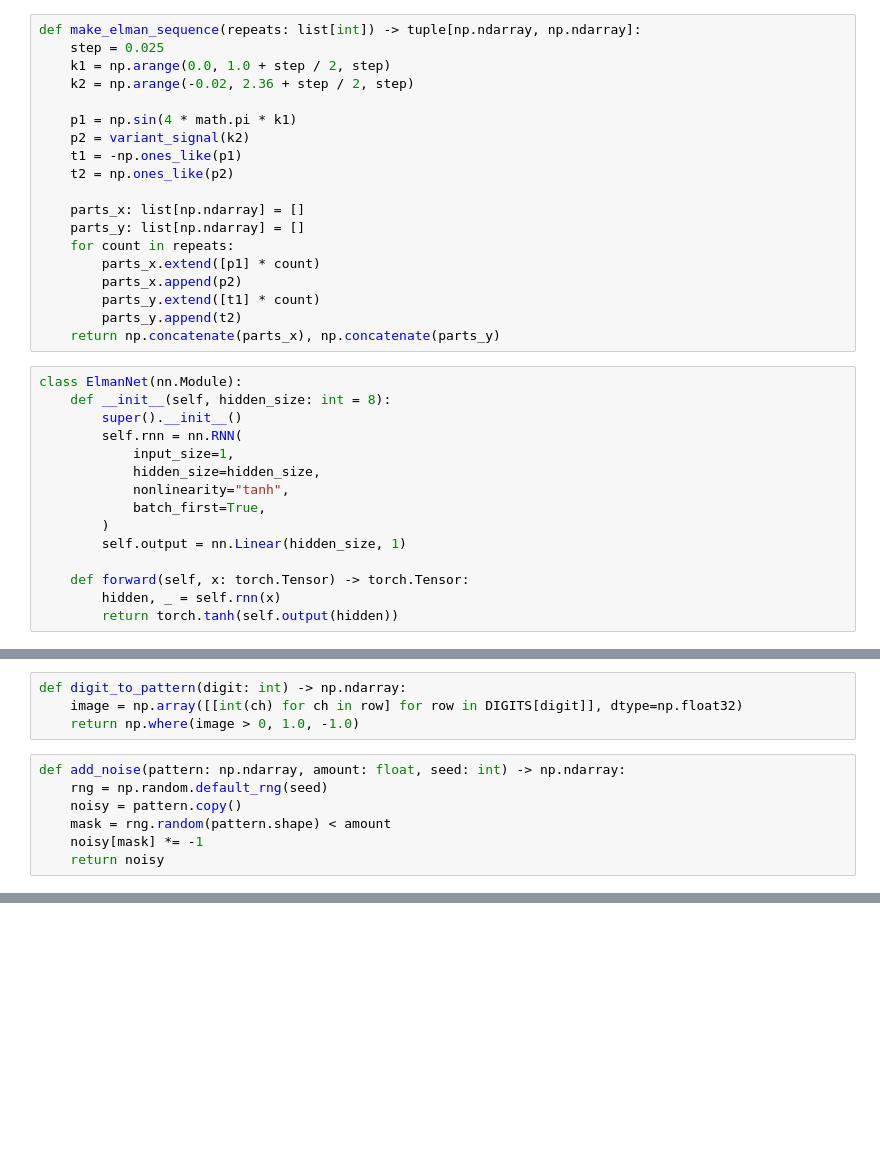
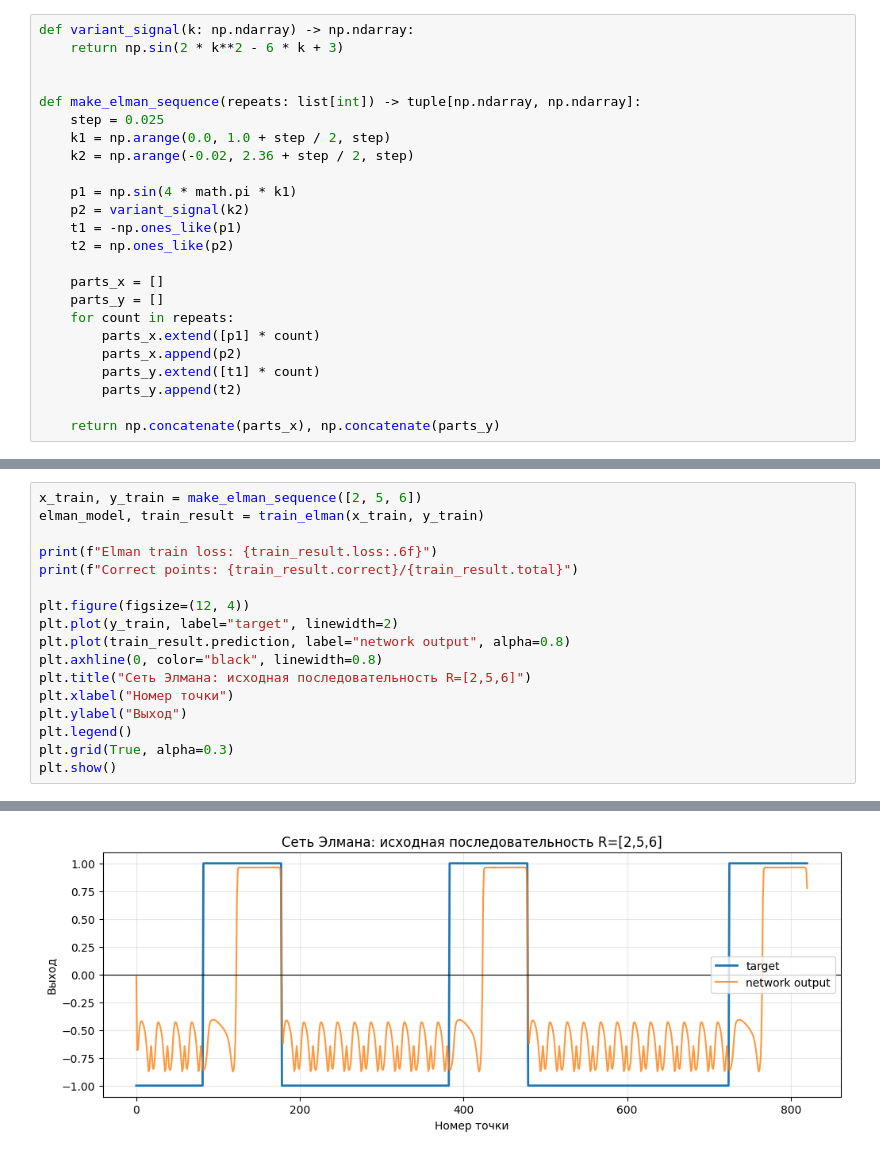
Before and after one commit to cndfdv/pfur-coursework, a Jupyter notebook: lab_3/main.ipynb, the cells around one changed output, grey strips where cells are left out. Drawn from its saved outputs; the diff is of its cells as text; blank space fills up the shorter version.

```diff
--- a/lab_3/main.ipynb
+++ b/lab_3/main.ipynb
@@ -33,4 +24,8 @@ def variant_signal(k: np.ndarray) -> np.ndarray:
 # %%
+def variant_signal(k: np.ndarray) -> np.ndarray:
+    return np.sin(2 * k**2 - 6 * k + 3)
+
+
 def make_elman_sequence(repeats: list[int]) -> tuple[np.ndarray, np.ndarray]:
     step = 0.025
     k1 = np.arange(0.0, 1.0 + step / 2, step)
@@ -41,26 +36,12 @@ def make_elman_sequence(repeats: list[int]) -> tuple[np.ndarray, np.ndarray]:
     t1 = -np.ones_like(p1)
     t2 = np.ones_like(p2)
 
-    parts_x: list[np.ndarray] = []
-    parts_y: list[np.ndarray] = []
+    parts_x = []
+    parts_y = []
     for count in repeats:
         parts_x.extend([p1] * count)
         parts_x.append(p2)
         parts_y.extend([t1] * count)
         parts_y.append(t2)
+
     return np.concatenate(parts_x), np.concatenate(parts_y)
-# %%
-class ElmanNet(nn.Module):
-    def __init__(self, hidden_size: int = 8):
-        super().__init__()
-        self.rnn = nn.RNN(
-            input_size=1,
-            hidden_size=hidden_size,
-            nonlinearity="tanh",
-            batch_first=True,
-        )
-        self.output = nn.Linear(hidden_size, 1)
-
-    def forward(self, x: torch.Tensor) -> torch.Tensor:
-        hidden, _ = self.rnn(x)
-        return torch.tanh(self.output(hidden))
@@ -144,11 +92,18 @@ DIGITS = {
-# %%
-def digit_to_pattern(digit: int) -> np.ndarray:
-    image = np.array([[int(ch) for ch in row] for row in DIGITS[digit]], dtype=np.float32)
-    return np.where(image > 0, 1.0, -1.0)
-# %%
-def add_noise(pattern: np.ndarray, amount: float, seed: int) -> np.ndarray:
-    rng = np.random.default_rng(seed)
-    noisy = pattern.copy()
-    mask = rng.random(pattern.shape) < amount
-    noisy[mask] *= -1
-    return noisy
+# %%
+x_train, y_train = make_elman_sequence([2, 5, 6])
+elman_model, train_result = train_elman(x_train, y_train)
+
+print(f"Elman train loss: {train_result.loss:.6f}")
+print(f"Correct points: {train_result.correct}/{train_result.total}")
+
+plt.figure(figsize=(12, 4))
+plt.plot(y_train, label="target", linewidth=2)
+plt.plot(train_result.prediction, label="network output", alpha=0.8)
+plt.axhline(0, color="black", linewidth=0.8)
+plt.title("Сеть Элмана: исходная последовательность R=[2,5,6]")
+plt.xlabel("Номер точки")
+plt.ylabel("Выход")
+plt.legend()
+plt.grid(True, alpha=0.3)
+plt.show()
+# %% [output]
@@ -154,0 +112 @@ def add_noise(pattern: np.ndarray, amount: float, seed: int) -> np.ndarray:
+[figure, added]
```
Also changed, not shown: parts of 22 cells of this notebook, 16 other files.
